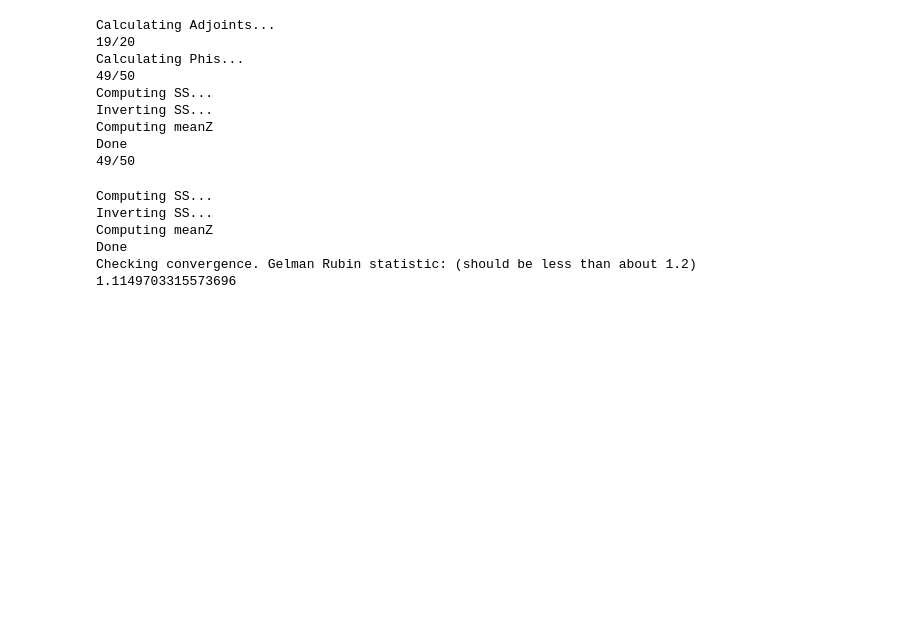
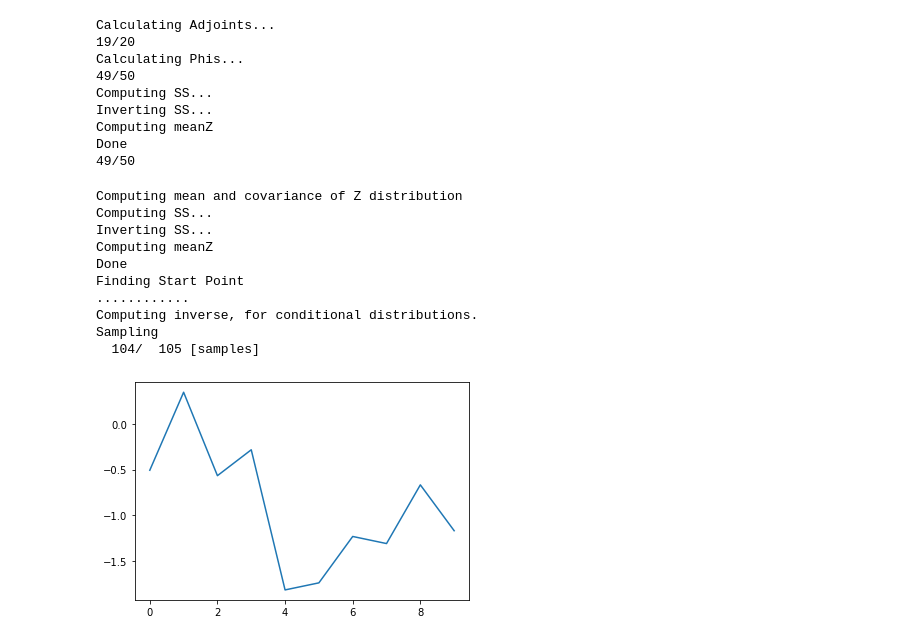
Before and after one commit to SheffieldML/advectionGP, a Jupyter notebook: jupyter/Non Negative Demo.ipynb, the cells around one changed output. Saved outputs shown, nothing was run; the diff lists cells and outputs as text; code cells hidden in the pictures; blank space fills up the shorter version.

```diff
--- a/jupyter/Non Negative Demo.ipynb
+++ b/jupyter/Non Negative Demo.ipynb
@@ -48,17 +52,25 @@ Done
 49/50
 # %%
 from advectionGP.constraints import NonNegConstraint
-nnc = NonNegConstraint(mTest,yTrain,np.linspace(0,5,10)[:,None],thinning=5)
-samps = nnc.sample()
-print("Checking convergence. Gelman Rubin statistic: (should be less than about 1.2)")
-print(nnc.check_convergence(Nchains=5))
+nnc = NonNegConstraint(mTest,yTrain,np.linspace(0,5,10)[:,None],thinning=10,burnin=5,jitter=0.1,verbose=True)
+samps = nnc.sample(Nsamples=10)
+#print("Checking convergence. Gelman Rubin statistic: (should be less than about 1.2)")
+#print(nnc.check_convergence(Nchains=4,Nsamples=10))
 # %% [output]
+Computing mean and covariance of Z distribution
 Computing SS...
 Inverting SS...
 Computing meanZ
 Done
-Checking convergence. Gelman Rubin statistic: (should be less than about 1.2)
-1.1149703315573696
+Finding Start Point
+............
+Computing inverse, for conditional distributions.
+Sampling
+  104/  105 [samples]
+# %%
+plt.plot(samps[:,1]);
+# %% [output]
+[figure, added]
 # %%
 plt.figure(figsize=[10,10])
 ax1 = plt.subplot(2,1,1)
```
Also changed, not shown: parts of 2 cells of this notebook, 3 other files.
